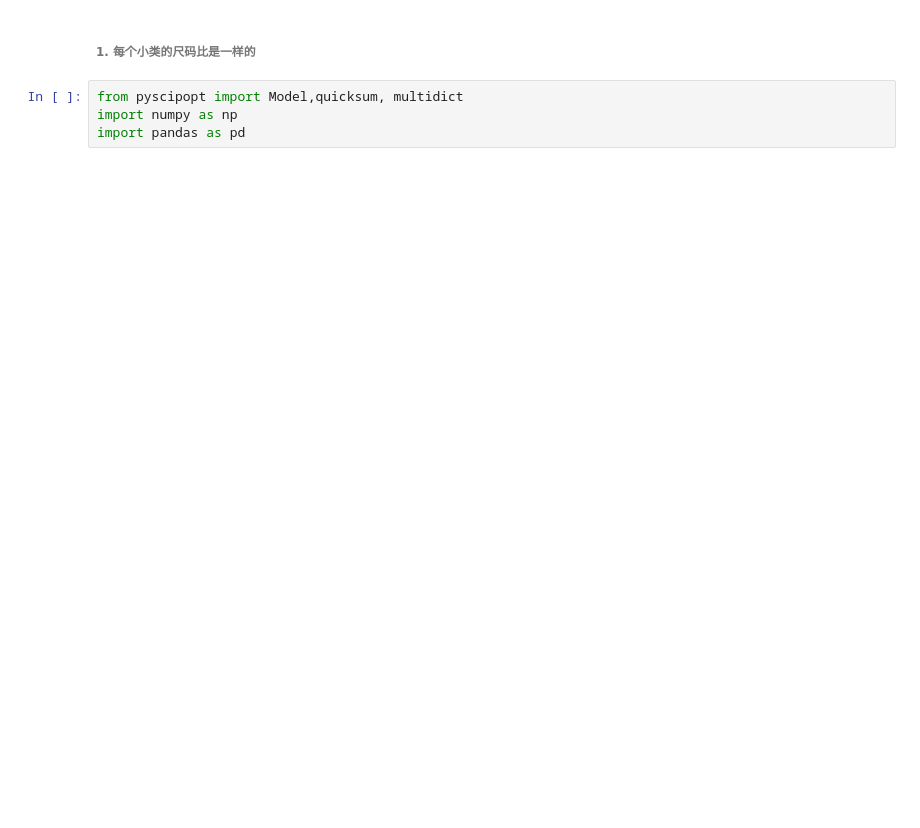
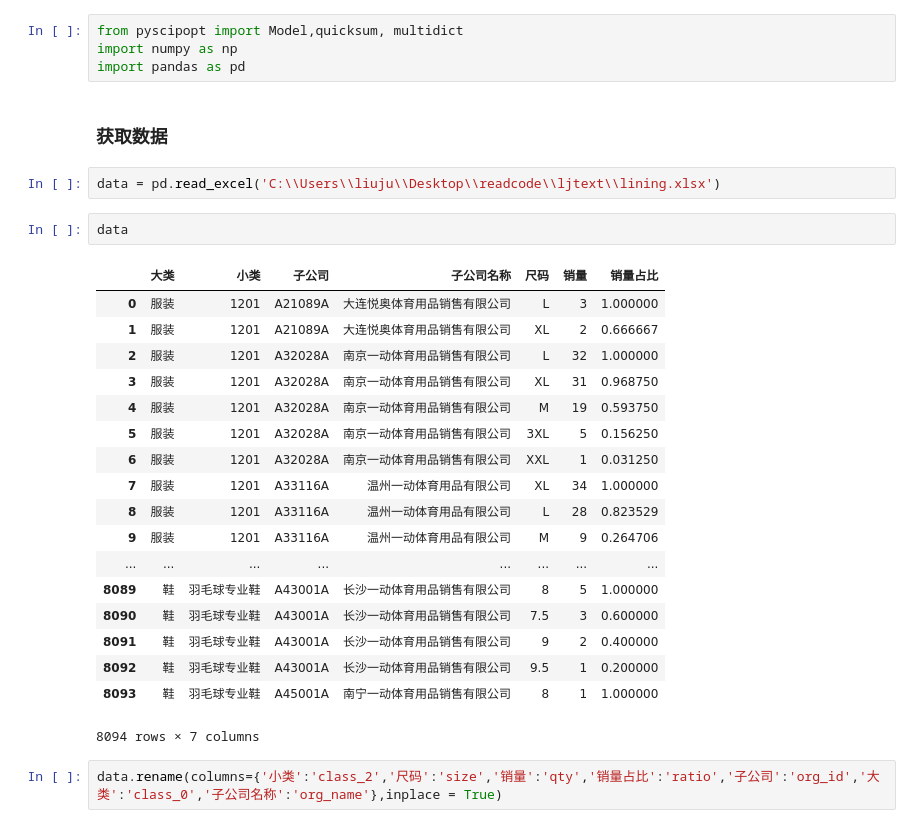
Before and after one commit to liujunnuist/readcode, a Jupyter notebook: ljtext/LiNingmodle.ipynb, the cells around one changed output. Cells and saved outputs as stored; diff of their text form; blank space fills up the shorter version.

```diff
--- a/ljtext/LiNingmodle.ipynb
+++ b/ljtext/LiNingmodle.ipynb
@@ -1,6 +1,31 @@
-# %% [markdown]
-###### 1. 每个小类的尺码比是一样的
 # %%
 from pyscipopt import Model,quicksum, multidict
 import numpy as np
 import pandas as pd
+# %% [markdown]
+### 获取数据
+# %%
+data = pd.read_excel('C:\\Users\\liuju\\Desktop\\readcode\\ljtext\\lining.xlsx')
+# %%
+data
+# %% [output]
+|  | 大类 | 小类 | 子公司 | 子公司名称 | 尺码 | 销量 | 销量占比 |
+| 0 | 服装 | 1201 | A21089A | 大连悦奥体育用品销售有限公司 | L | 3 | 1.000000 |
+| 1 | 服装 | 1201 | A21089A | 大连悦奥体育用品销售有限公司 | XL | 2 | 0.666667 |
+| 2 | 服装 | 1201 | A32028A | 南京一动体育用品销售有限公司 | L | 32 | 1.000000 |
+| 3 | 服装 | 1201 | A32028A | 南京一动体育用品销售有限公司 | XL | 31 | 0.968750 |
+| 4 | 服装 | 1201 | A32028A | 南京一动体育用品销售有限公司 | M | 19 | 0.593750 |
+| 5 | 服装 | 1201 | A32028A | 南京一动体育用品销售有限公司 | 3XL | 5 | 0.156250 |
+| 6 | 服装 | 1201 | A32028A | 南京一动体育用品销售有限公司 | XXL | 1 | 0.031250 |
+| 7 | 服装 | 1201 | A33116A | 温州一动体育用品有限公司 | XL | 34 | 1.000000 |
+| 8 | 服装 | 1201 | A33116A | 温州一动体育用品有限公司 | L | 28 | 0.823529 |
+| 9 | 服装 | 1201 | A33116A | 温州一动体育用品有限公司 | M | 9 | 0.264706 |
+| ... | ... | ... | ... | ... | ... | ... | ... |
+| 8089 | 鞋 | 羽毛球专业鞋 | A43001A | 长沙一动体育用品销售有限公司 | 8 | 5 | 1.000000 |
+| 8090 | 鞋 | 羽毛球专业鞋 | A43001A | 长沙一动体育用品销售有限公司 | 7.5 | 3 | 0.600000 |
+| 8091 | 鞋 | 羽毛球专业鞋 | A43001A | 长沙一动体育用品销售有限公司 | 9 | 2 | 0.400000 |
+| 8092 | 鞋 | 羽毛球专业鞋 | A43001A | 长沙一动体育用品销售有限公司 | 9.5 | 1 | 0.200000 |
+| 8093 | 鞋 | 羽毛球专业鞋 | A45001A | 南宁一动体育用品销售有限公司 | 8 | 1 | 1.000000 |
+8094 rows × 7 columns
+# %%
+data.rename(columns={'小类':'class_2','尺码':'size','销量':'qty','销量占比':'ratio','子公司':'org_id','大类':'class_0','子公司名称':'org_name'},inplace = True)
```
Also changed, not shown: parts of 58 cells of this notebook, 3 other files.
